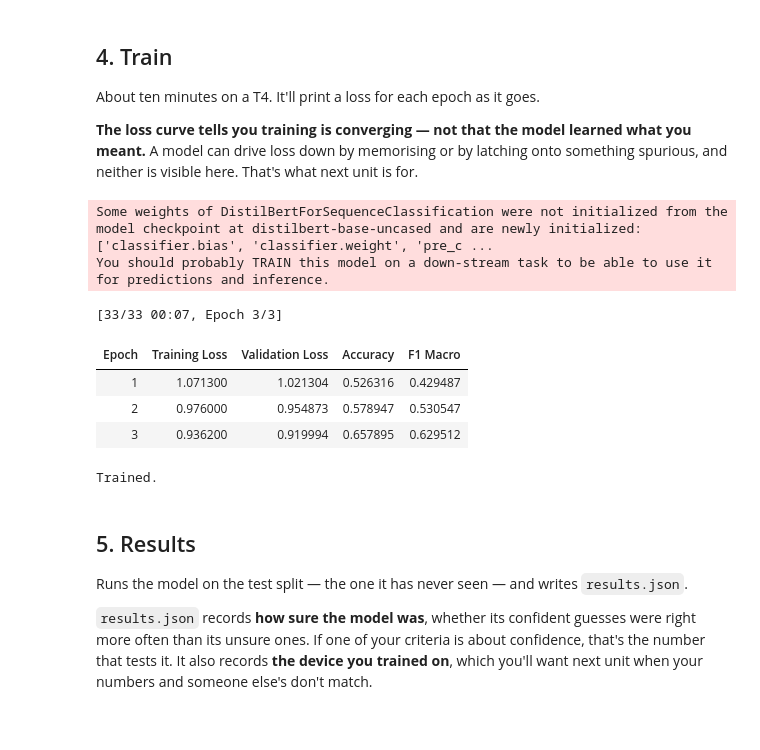
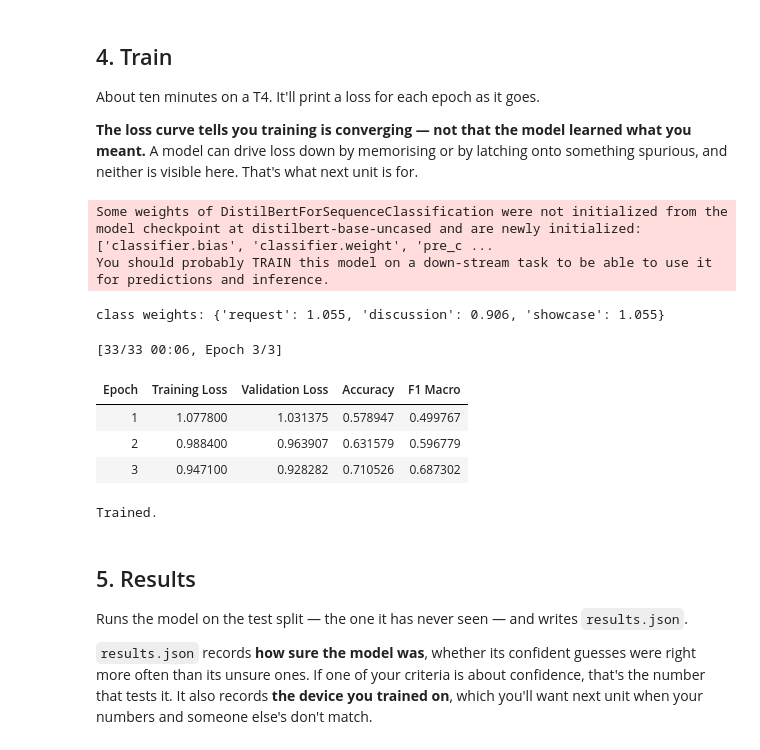
Before and after one commit to gabrielc1317/ai201-project3-takemeter-starter-v2026, a Jupyter notebook: takemeter.ipynb, the cells around one changed output. Cells and saved outputs as stored; diff of their text form; code cells hidden in the pictures.

```diff
--- a/takemeter.ipynb
+++ b/takemeter.ipynb
@@ -417,7 +417,28 @@ def compute_metrics(eval_pred):
         "accuracy": accuracy_score(gold, predicted),
         "f1_macro": f1_score(gold, predicted, average="macro", zero_division=0),
     }
+class WeightedTrainer(Trainer):
+    def __init__(self, *args, class_weights=None, **kwargs):
+        super().__init__(*args, **kwargs)
+        self.class_weights = class_weights
 
+    def compute_loss(
+        self,
+        model,
+        inputs,
+        return_outputs=False,
+        num_items_in_batch=None,
+    ):
+        labels = inputs.pop("labels")
+        outputs = model(**inputs)
+        logits = outputs.logits
+
+        loss_fn = torch.nn.CrossEntropyLoss(
+            weight=self.class_weights.to(logits.device)
+        )
+        loss = loss_fn(logits, labels)
+
+        return (loss, outputs) if return_outputs else loss
 
 def train_model(train_df, val_df, labels, seed, epochs, learning_rate, batch_size,
                 base_model, quiet=False):
@@ -443,39 +464,57 @@ def train_model(train_df, val_df, labels, seed, epochs, learning_rate, batch_siz
         num_train_epochs=epochs,
         learning_rate=learning_rate,
         per_device_train_batch_size=batch_size,
         per_device_eval_batch_size=batch_size,
         eval_strategy="epoch",
         save_strategy="no",
         logging_steps=10,
         seed=seed,
         report_to="none",
         disable_tqdm=quiet,
     )
 
-    trainer = Trainer(
+    counts = train_df["label"].value_counts()
+
+    class_weights = torch.tensor(
+        [
+            len(train_df) / (len(labels) * counts[label])
+            for label in labels
+        ],
+        dtype=torch.float32,
+    )
+
+    print(
+        "class weights:",
+        {label: round(float(weight), 3)
+        for label, weight in zip(labels, class_weights)}
+    )
+
+    trainer = WeightedTrainer(
         model=model,
         args=args,
         train_dataset=train_ds,
         eval_dataset=val_ds,
         compute_metrics=compute_metrics,
+        class_weights=class_weights,
     )
     trainer.train()
     return trainer, tokenizer
 
 
 trainer, tokenizer = train_model(
     train_df, val_df, LABELS, SEED, EPOCHS, LEARNING_RATE, BATCH_SIZE, BASE_MODEL
 )
 print("\nTrained.")
 # %% [output]
 Some weights of DistilBertForSequenceClassification were not initialized from the model checkpoint at distilbert-base-uncased and are newly initialized: ['classifier.bias', 'classifier.weight', 'pre_c ...
 You should probably TRAIN this model on a down-stream task to be able to use it for predictions and inference.
-[33/33 00:07, Epoch 3/3]
+class weights: {'request': 1.055, 'discussion': 0.906, 'showcase': 1.055}
+[33/33 00:06, Epoch 3/3]
 | Epoch | Training Loss | Validation Loss | Accuracy | F1 Macro |
-| 1 | 1.071300 | 1.021304 | 0.526316 | 0.429487 |
-| 2 | 0.976000 | 0.954873 | 0.578947 | 0.530547 |
-| 3 | 0.936200 | 0.919994 | 0.657895 | 0.629512 |
+| 1 | 1.077800 | 1.031375 | 0.578947 | 0.499767 |
+| 2 | 0.988400 | 0.963907 | 0.631579 | 0.596779 |
+| 3 | 0.947100 | 0.928282 | 0.710526 | 0.687302 |
-Trained.
+Trained.
 # %% [markdown]
 ## 5. Results
 
```
Also changed, not shown: parts of 5 cells of this notebook, 2 other files.
